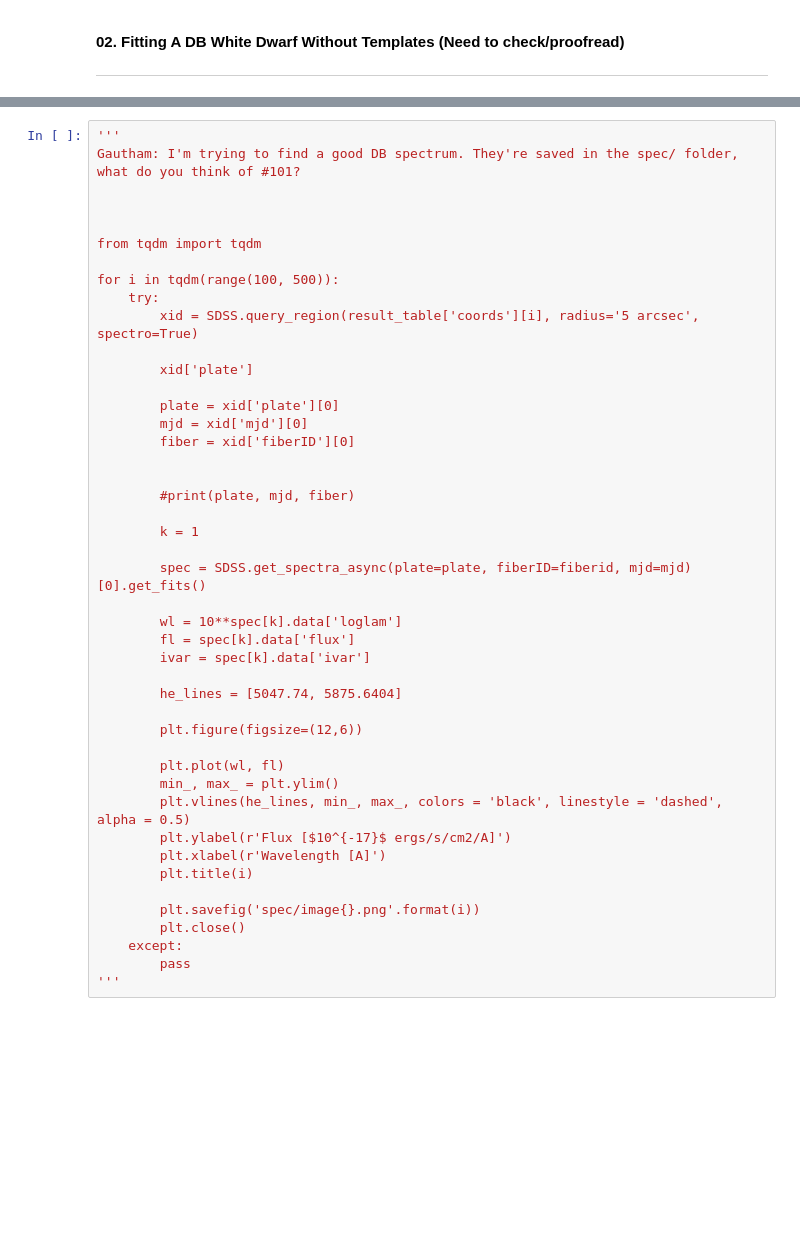
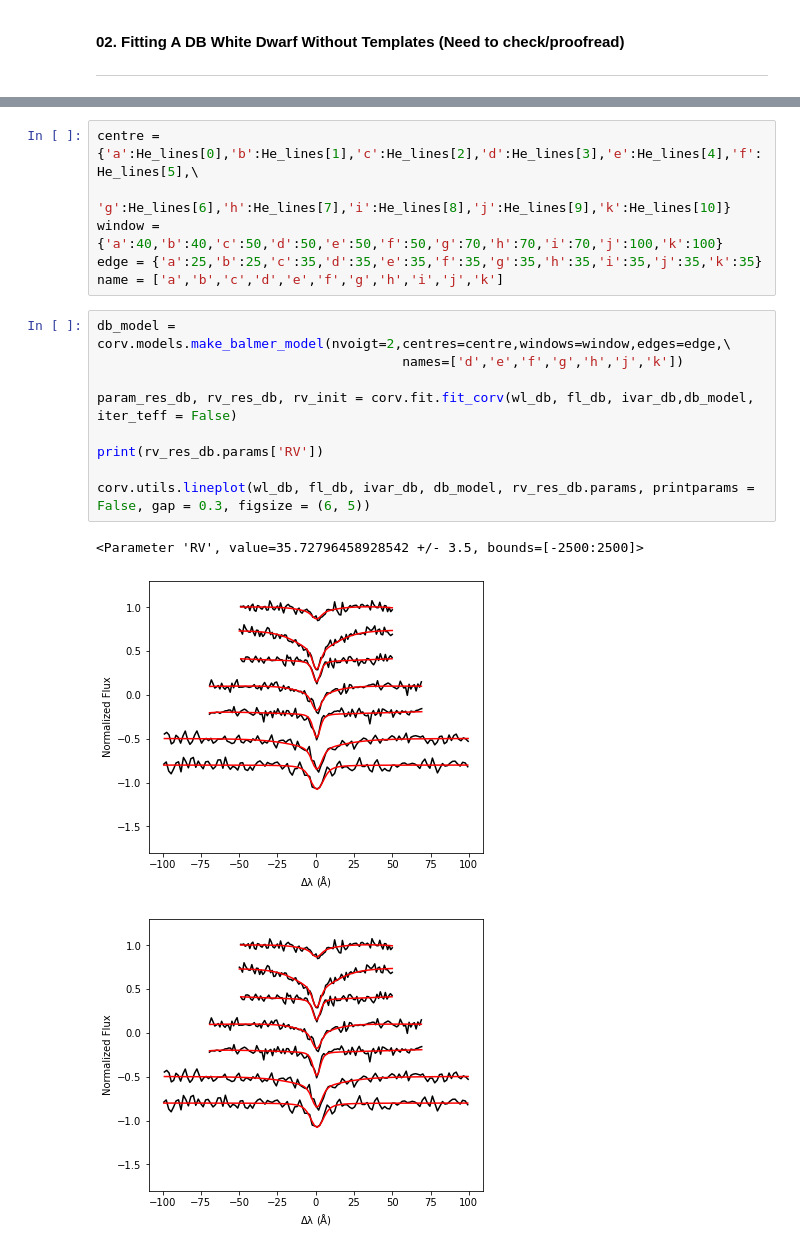
Before and after one commit to stefanarseneau/corv-tutorial, a Jupyter notebook: 01_example.ipynb, the cells around one changed output, grey strips where cells are left out. Cells and saved outputs as stored; diff of their text form; blank space fills up the shorter version.

```diff
--- a/01_example.ipynb
+++ b/01_example.ipynb
@@ -112,45 +132,19 @@ result_table['coords'] = [coord.SkyCoord(result_table['RA'][i], result_table['DE
 # %%
-'''
-Gautham: I'm trying to find a good DB spectrum. They're saved in the spec/ folder, what do you think of #101?
-
-
-
-from tqdm import tqdm
-
-for i in tqdm(range(100, 500)):
-    try:
-        xid = SDSS.query_region(result_table['coords'][i], radius='5 arcsec', spectro=True)
-
-        xid['plate']
-
-        plate = xid['plate'][0]
-        mjd = xid['mjd'][0]
-        fiber = xid['fiberID'][0]
-
-
-        #print(plate, mjd, fiber)
-
-        k = 1
-
-        spec = SDSS.get_spectra_async(plate=plate, fiberID=fiberid, mjd=mjd)[0].get_fits()
-
-        wl = 10**spec[k].data['loglam']
-        fl = spec[k].data['flux']
-        ivar = spec[k].data['ivar']
-
-        he_lines = [5047.74, 5875.6404]
-
-        plt.figure(figsize=(12,6))
-
-        plt.plot(wl, fl)
-        min_, max_ = plt.ylim()
-        plt.vlines(he_lines, min_, max_, colors = 'black', linestyle = 'dashed', alpha = 0.5)
-        plt.ylabel(r'Flux [$10^{-17}$ ergs/s/cm2/A]')
-        plt.xlabel(r'Wavelength [A]')
-        plt.title(i)
-
-        plt.savefig('spec/image{}.png'.format(i))
-        plt.close()
-    except:
-        pass
-'''
+centre = {'a':He_lines[0],'b':He_lines[1],'c':He_lines[2],'d':He_lines[3],'e':He_lines[4],'f':He_lines[5],\
+          'g':He_lines[6],'h':He_lines[7],'i':He_lines[8],'j':He_lines[9],'k':He_lines[10]}
+window = {'a':40,'b':40,'c':50,'d':50,'e':50,'f':50,'g':70,'h':70,'i':70,'j':100,'k':100}
+edge = {'a':25,'b':25,'c':35,'d':35,'e':35,'f':35,'g':35,'h':35,'i':35,'j':35,'k':35}
+name = ['a','b','c','d','e','f','g','h','i','j','k']
+# %%
+db_model = corv.models.make_balmer_model(nvoigt=2,centres=centre,windows=window,edges=edge,\
+                                       names=['d','e','f','g','h','j','k'])
+
+param_res_db, rv_res_db, rv_init = corv.fit.fit_corv(wl_db, fl_db, ivar_db,db_model, iter_teff = False)
+
+print(rv_res_db.params['RV'])
+
+corv.utils.lineplot(wl_db, fl_db, ivar_db, db_model, rv_res_db.params, printparams = False, gap = 0.3, figsize = (6, 5))
+# %% [output]
+<Parameter 'RV', value=35.72796458928542 +/- 3.5, bounds=[-2500:2500]>
+[figure, added]
+[figure, added]
```
Also changed, not shown: parts of 10 cells of this notebook, 2 other files.
